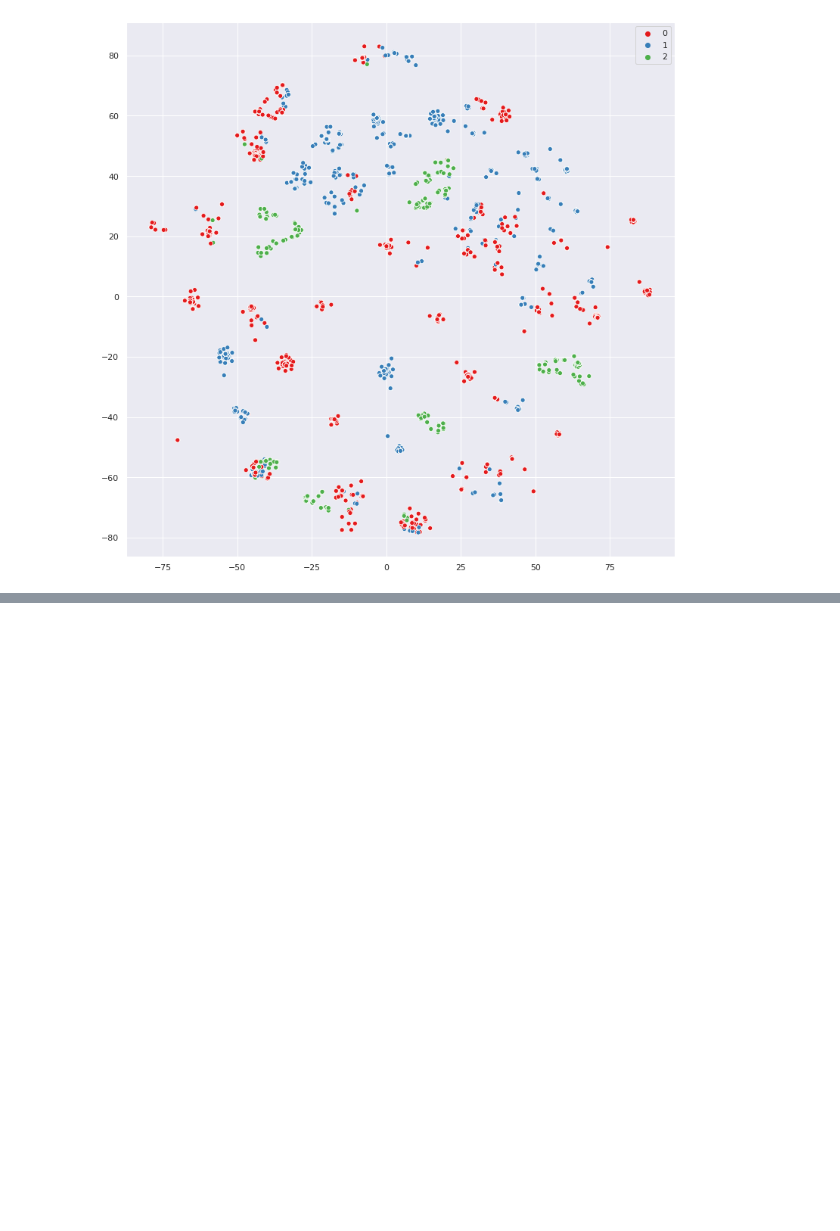
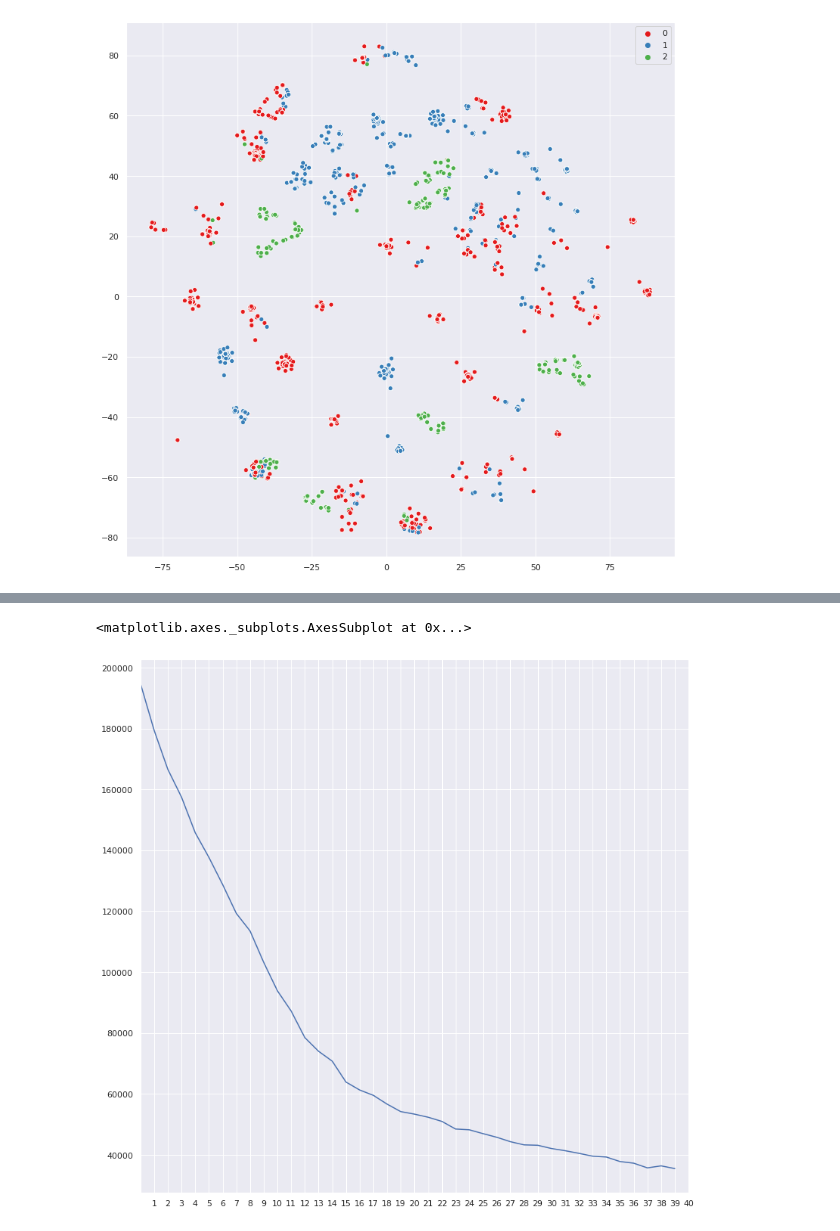
Before and after one commit to chamatt/Alura-Machine-Learning-Track, a Jupyter notebook: 02 - Introdução a algoritmos não supervisionados/KMeans.ipynb, the cells around one changed output, grey strips where cells are left out. Saved outputs shown, nothing was run; the diff lists cells and outputs as text; code cells hidden in the pictures; blank space fills up the shorter version.

```diff
--- a/02 - Introdução a algoritmos não supervisionados/KMeans.ipynb
+++ b/02 - Introdução a algoritmos não supervisionados/KMeans.ipynb
@@ -205,0 +250,5 @@ sns.scatterplot(x=visualizacao[:,0],
+# %%
+def kmeans(numero_de_clusters, generos):
+    modelo = KMeans(n_clusters=numero_de_clusters)
+    modelo.fit(generos)
+    return [numero_de_clusters, modelo.inertia_]
@@ -205,0 +263,3 @@ sns.scatterplot(x=visualizacao[:,0],
+# %%
+resultado = [kmeans(i, generos_escalados) for i in range(1,41)]
+resultado
@@ -205,0 +284,3 @@ sns.scatterplot(x=visualizacao[:,0],
+# %%
+resultado = pd.DataFrame(resultado, columns=['grupos', 'inertia'])
+resultado
@@ -205,0 +305,5 @@ sns.scatterplot(x=visualizacao[:,0],
+# %%
+resultado.inertia.plot(xticks=resultado.grupos)
+# %% [output]
+<matplotlib.axes._subplots.AxesSubplot at 0x...>
+[figure, added]
```
Also changed, not shown: parts of 11 cells of this notebook.
